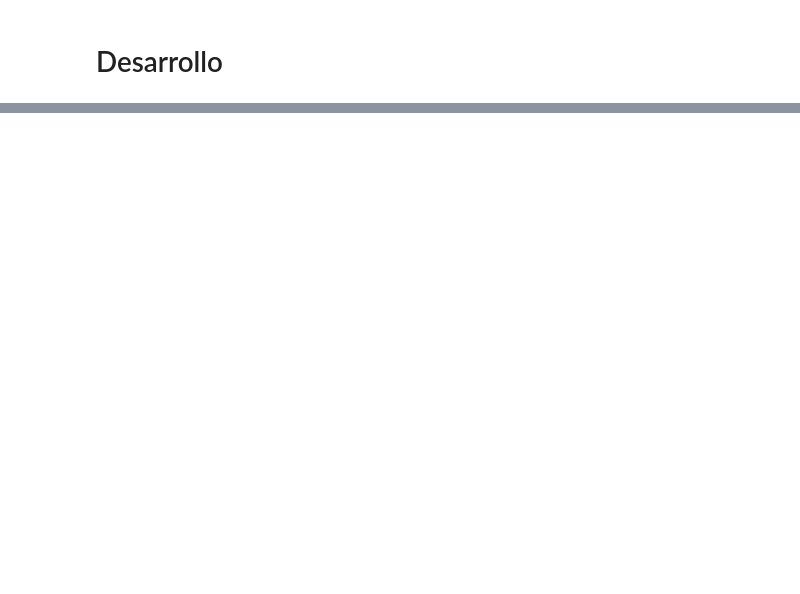
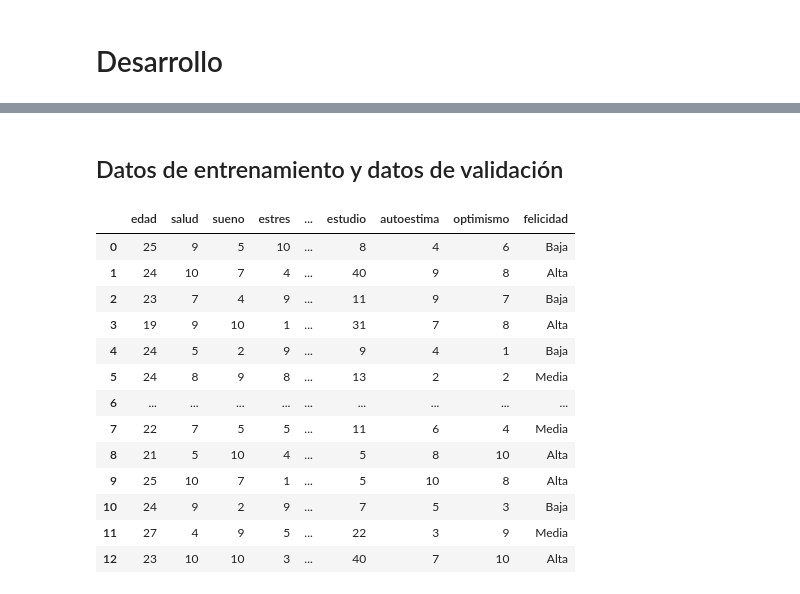
Before and after one commit to rpizarrog/Libro-Aprendizaje-Automatico.-Casos-de-Estudio-con-R-y-Python, a Jupyter notebook: Python NoteBooks/KNN_AdaBoost_Bayes_y_otros_clasificadores_datos_felicidad.ipynb, the cells around one changed output, grey strips where cells are left out. Saved outputs shown, nothing was run; the diff lists cells and outputs as text; code cells hidden in the pictures; blank space fills up the shorter version.

```diff
--- a/Python NoteBooks/KNN_AdaBoost_Bayes_y_otros_clasificadores_datos_felicidad.ipynb
+++ b/Python NoteBooks/KNN_AdaBoost_Bayes_y_otros_clasificadores_datos_felicidad.ipynb
@@ -51,0 +3368,22 @@ Se sigue la metodología y estructura de los anteriores casos de estudio y que f
+# %% [markdown]
+## Datos de entrenamiento y datos de validación
+# %%
+particiones = f_particionar_datos(datos)
+datos_entrenamiento = particiones["datos_entrenamiento"]
+datos_validacion = particiones["datos_validacion"]
+f_visualizar_head_tail_reducido(f_redondear(datos_entrenamiento))
+# %% [output]
+|  | edad | salud | sueno | estres | ... | estudio | autoestima | optimismo | felicidad |
+| 0 | 25 | 9 | 5 | 10 | ... | 8 | 4 | 6 | Baja |
+| 1 | 24 | 10 | 7 | 4 | ... | 40 | 9 | 8 | Alta |
+| 2 | 23 | 7 | 4 | 9 | ... | 11 | 9 | 7 | Baja |
+| 3 | 19 | 9 | 10 | 1 | ... | 31 | 7 | 8 | Alta |
+| 4 | 24 | 5 | 2 | 9 | ... | 9 | 4 | 1 | Baja |
+| 5 | 24 | 8 | 9 | 8 | ... | 13 | 2 | 2 | Media |
+| 6 | ... | ... | ... | ... | ... | ... | ... | ... | ... |
+| 7 | 22 | 7 | 5 | 5 | ... | 11 | 6 | 4 | Media |
+| 8 | 21 | 5 | 10 | 4 | ... | 5 | 8 | 10 | Alta |
+| 9 | 25 | 10 | 7 | 1 | ... | 5 | 10 | 8 | Alta |
+| 10 | 24 | 9 | 2 | 9 | ... | 7 | 5 | 3 | Baja |
+| 11 | 27 | 4 | 9 | 5 | ... | 22 | 3 | 9 | Media |
+| 12 | 23 | 10 | 10 | 3 | ... | 40 | 7 | 10 | Alta |
```
Also changed, not shown: parts of 48 cells of this notebook.
